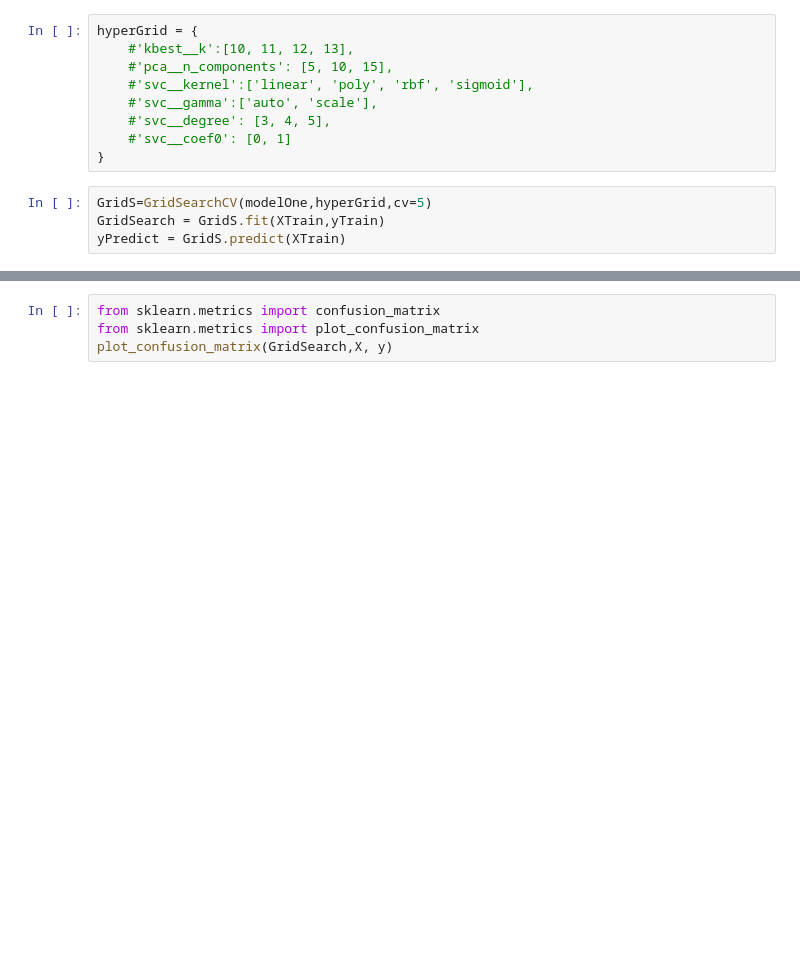
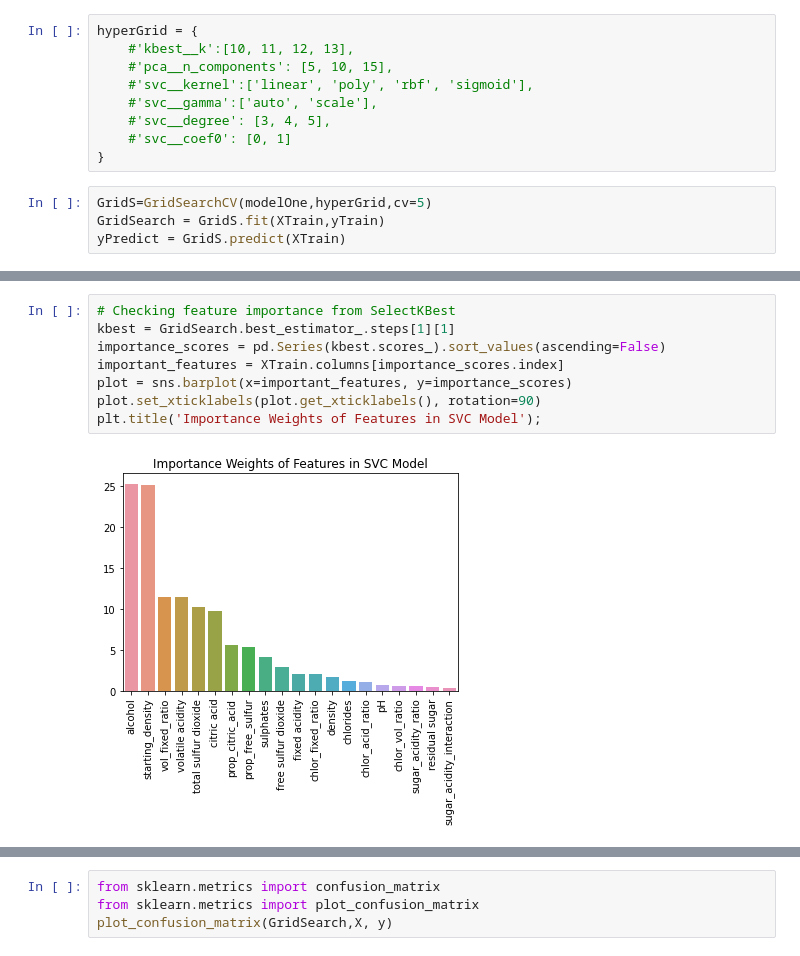
Before and after one commit to jrizcallah/Machine_Learning_project, a Jupyter notebook: redwine_quality/notebooks/Final NoteBook.ipynb, the cells around one changed output, grey strips where cells are left out. Drawn from its saved outputs; the diff is of its cells as text; blank space fills up the shorter version.

```diff
--- a/redwine_quality/notebooks/Final NoteBook.ipynb
+++ b/redwine_quality/notebooks/Final NoteBook.ipynb
@@ -102,3 +102,13 @@ print(f1_score(yTrain, yPredict, average='weighted'))
+# %%
+# Checking feature importance from SelectKBest
+kbest = GridSearch.best_estimator_.steps[1][1]
+importance_scores = pd.Series(kbest.scores_).sort_values(ascending=False)
+important_features = XTrain.columns[importance_scores.index]
+plot = sns.barplot(x=important_features, y=importance_scores)
+plot.set_xticklabels(plot.get_xticklabels(), rotation=90)
+plt.title('Importance Weights of Features in SVC Model');
+# %% [output]
+[figure, added]
 # %%
 #print(GridSearch.best_params_)
 from sklearn.metrics import classification_report
```
Also changed, not shown: parts of 13 cells of this notebook, 5 other files.
